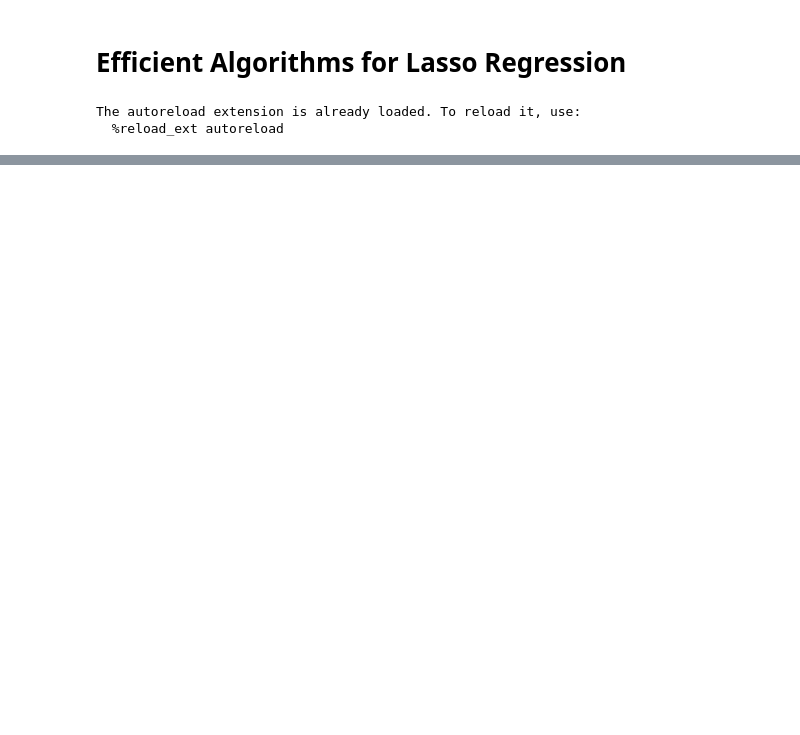
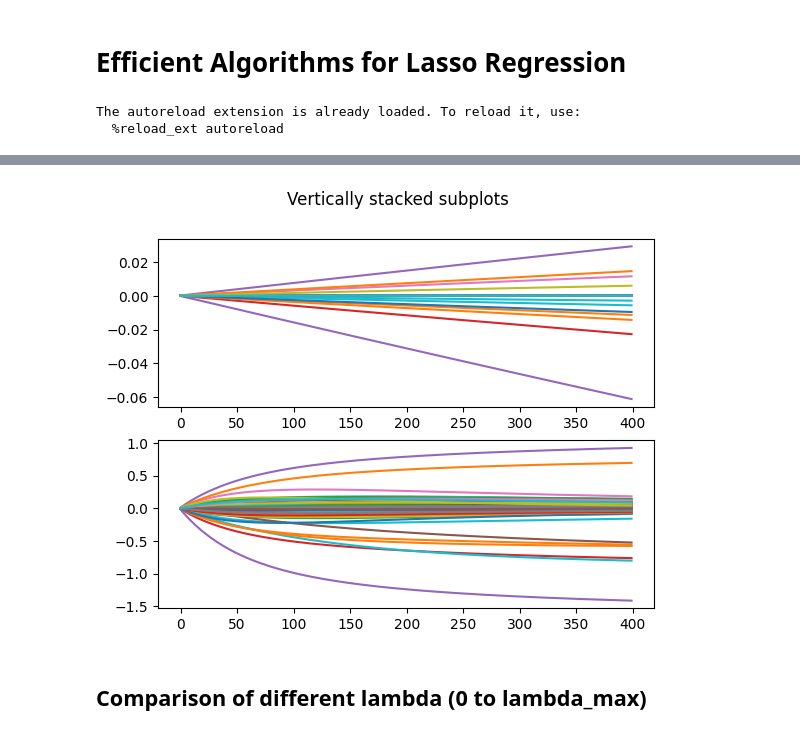
Before and after one commit to lostinentropy/lasso-regression, a Jupyter notebook: lasso-regression.ipynb, the cells around one changed output, grey strips where cells are left out. Drawn from its saved outputs; the diff is of its cells as text; code cells hidden in the pictures; blank space fills up the shorter version.

```diff
--- a/lasso-regression.ipynb
+++ b/lasso-regression.ipynb
@@ -96,0 +90,11 @@ array([-0.84278313, -2.19674969,  1.24346975, -5.87316083, -0.77301471,
+# %%
+fig, axs = plt.subplots(2)
+fig.suptitle('Vertically stacked subplots')
+axs[0].plot(metrics_zero_1["path"][0:400])
+axs[1].plot(metrics_zero_2["path"][0:400])
+
+plt.show()
+# %% [output]
+[figure, added]
+# %% [markdown]
+## Comparison of different lambda (0 to lambda_max)
```
Also changed, not shown: parts of 30 cells of this notebook, 4 other files.
